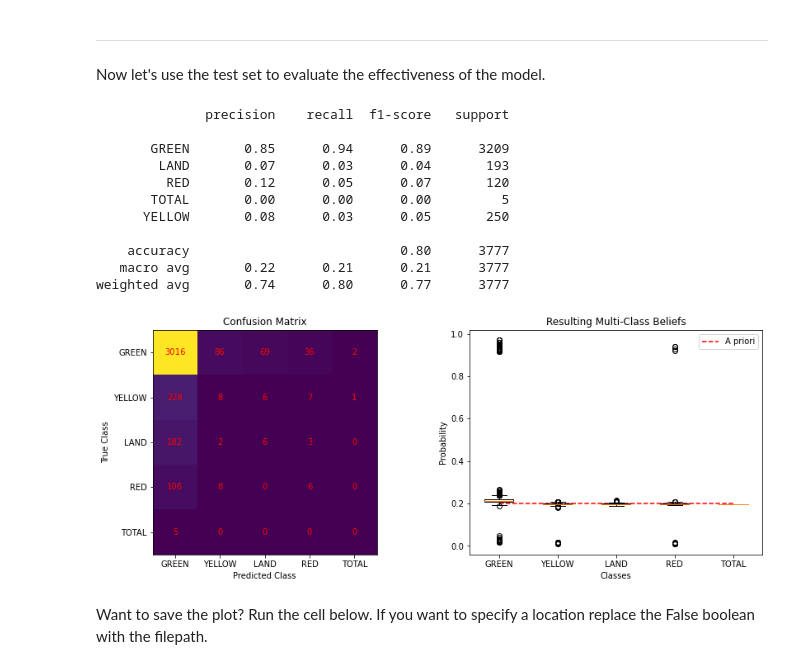
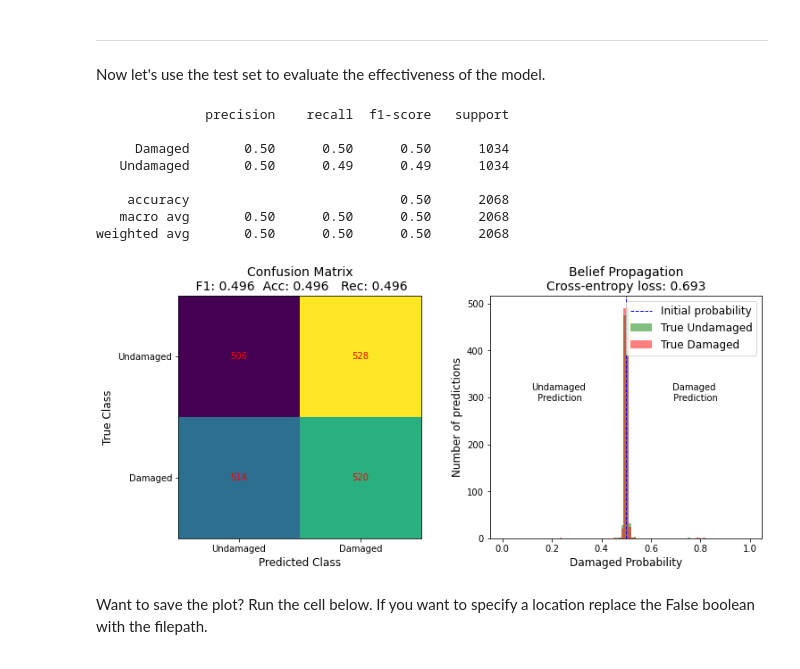
Before and after one commit to luke-scot/damage-assessment, a Jupyter notebook: run_netconf_widgets.ipynb, the cells around one changed output. Saved outputs shown, nothing was run; the diff lists cells and outputs as text; code cells hidden in the pictures.

Commit message:
Demo import data

```diff
--- a/run_netconf_widgets.ipynb
+++ b/run_netconf_widgets.ipynb
@@ -124,7 +148,7 @@ def img_to_df(file, poly=False, crs=False, label='img', columns=False, crsPoly='
 
     return df, named
 # %%
-imports = df.import_data(parameters)
+imports = import_data(parameters)
 # %% [output]
 ------Checking Coordinate Systems-------
 ------Finished Checking Coordinate Systems-------
@@ -144,5 +170,5 @@ classified = df.classify_data(imports)
 ____________
 OK, the data is formatted the model parameters are all checked. Let's build the graph of nodes & edges and run the belief propagation!
 # %%
-output = df.run_bp(classified)
+output = run_bp(classified,limit=1e-3)
 # %% [output]
@@ -167,20 +177,17 @@ Time elapsed: 12.74878191947937 seconds
 _____
 Now let's use the test set to evaluate the effectiveness of the model.
 # %%
-plots = df.evaluate_output(output)
+plots = evaluate_output(output)
 # %% [output]
               precision    recall  f1-score   support
 
-       GREEN       0.85      0.94      0.89      3209
-        LAND       0.07      0.03      0.04       193
-         RED       0.12      0.05      0.07       120
-       TOTAL       0.00      0.00      0.00         5
-      YELLOW       0.08      0.03      0.05       250
+     Damaged       0.50      0.50      0.50      1034
+   Undamaged       0.50      0.49      0.49      1034
 
-    accuracy                           0.80      3777
-   macro avg       0.22      0.21      0.21      3777
-weighted avg       0.74      0.80      0.77      3777
+    accuracy                           0.50      2068
+   macro avg       0.50      0.50      0.50      2068
+weighted avg       0.50      0.50      0.50      2068
-[figure, old version]
+[figure, new version]
 # %% [markdown]
 Want to save the plot? Run the cell below. If you want to specify a location replace the False boolean with the filepath.
 # %%
```
Also changed, not shown: parts of 18 cells of this notebook, 14 other files.
